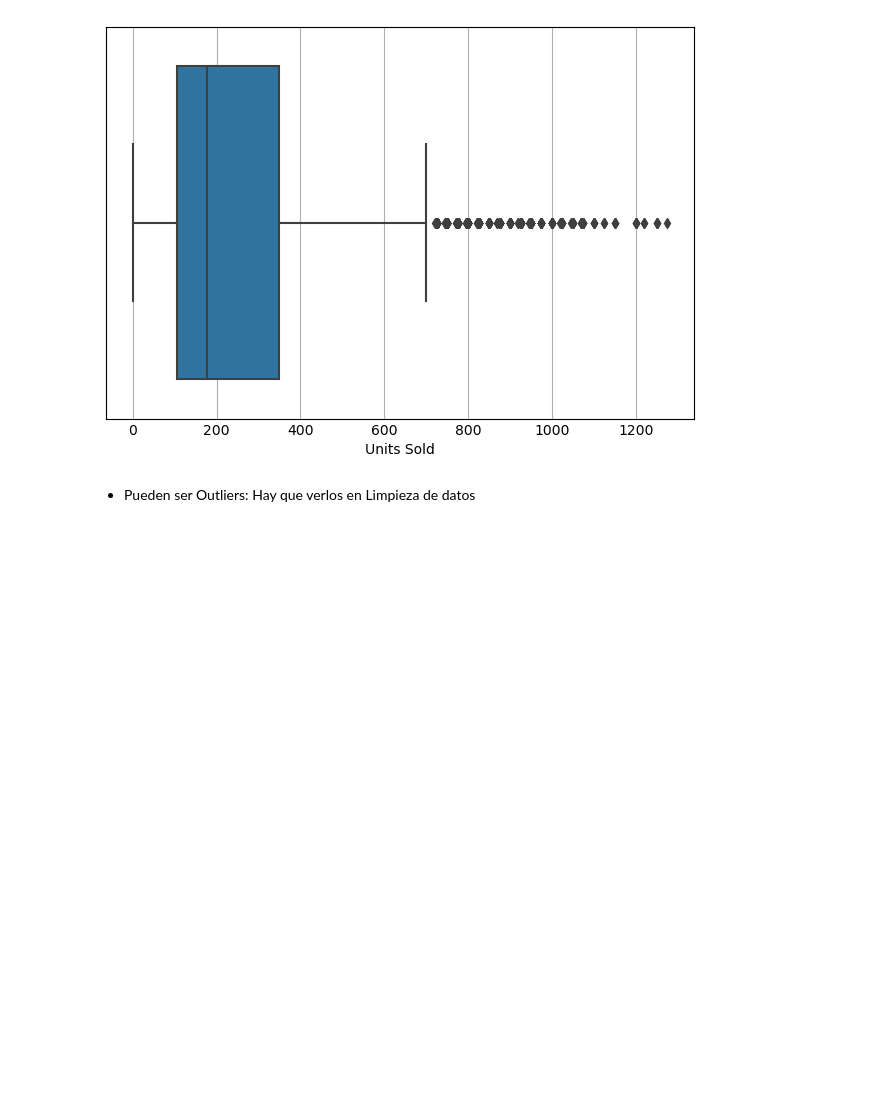
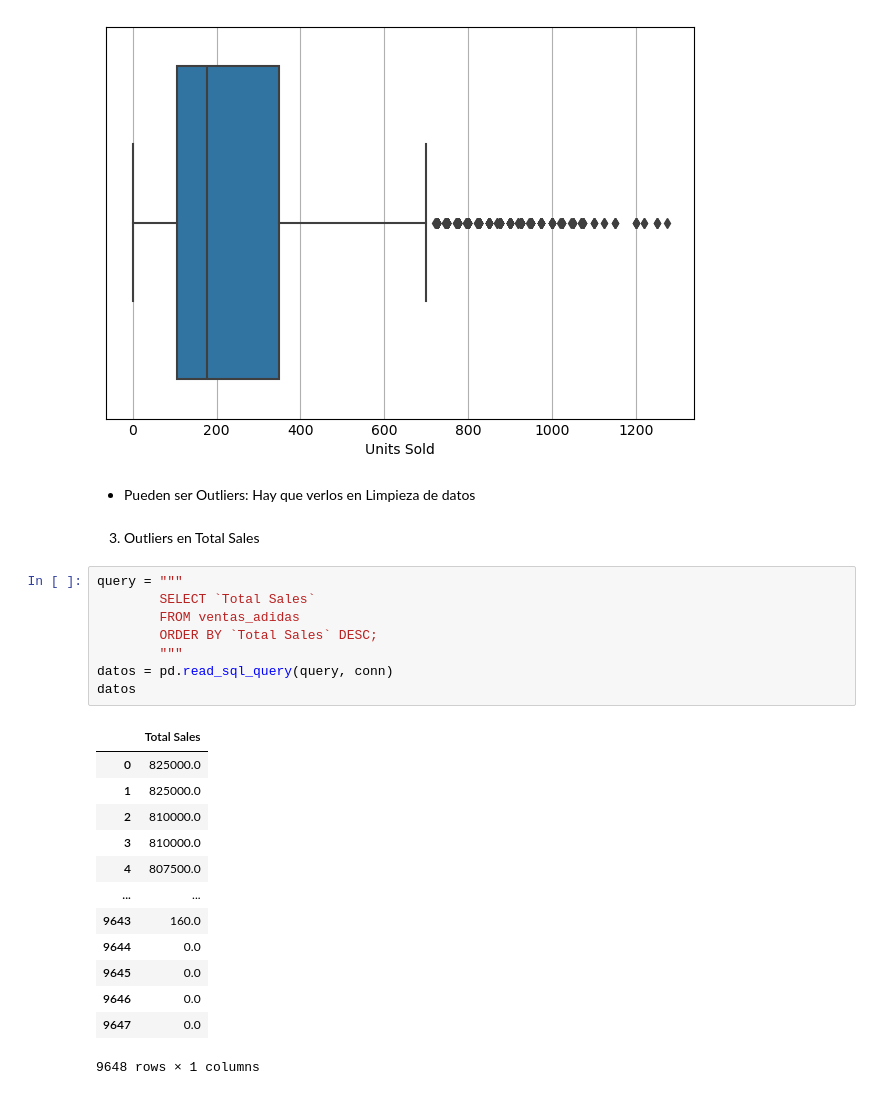
Before and after one commit to Dilmer-Rojas/Ventas_Adidas, a Jupyter notebook: notebooks/1.eda_rapido.ipynb, the cells around one changed output. Saved outputs shown, nothing was run; the diff lists cells and outputs as text; blank space fills up the shorter version.

```diff
--- a/notebooks/1.eda_rapido.ipynb
+++ b/notebooks/1.eda_rapido.ipynb
@@ -425,3 +496,27 @@ plt.show()
 [figure]
 # %% [markdown]
 - Pueden ser Outliers: Hay que verlos en Limpieza de datos
+# %% [markdown]
+3. Outliers en Total Sales
+# %%
+query = """
+        SELECT `Total Sales`
+        FROM ventas_adidas
+        ORDER BY `Total Sales` DESC;
+        """
+datos = pd.read_sql_query(query, conn)
+datos
+# %% [output]
+|  | Total Sales |
+| 0 | 825000.0 |
+| 1 | 825000.0 |
+| 2 | 810000.0 |
+| 3 | 810000.0 |
+| 4 | 807500.0 |
+| ... | ... |
+| 9643 | 160.0 |
+| 9644 | 0.0 |
+| 9645 | 0.0 |
+| 9646 | 0.0 |
+| 9647 | 0.0 |
+9648 rows × 1 columns
```
Also changed, not shown: parts of 14 cells of this notebook, 1 other file.
